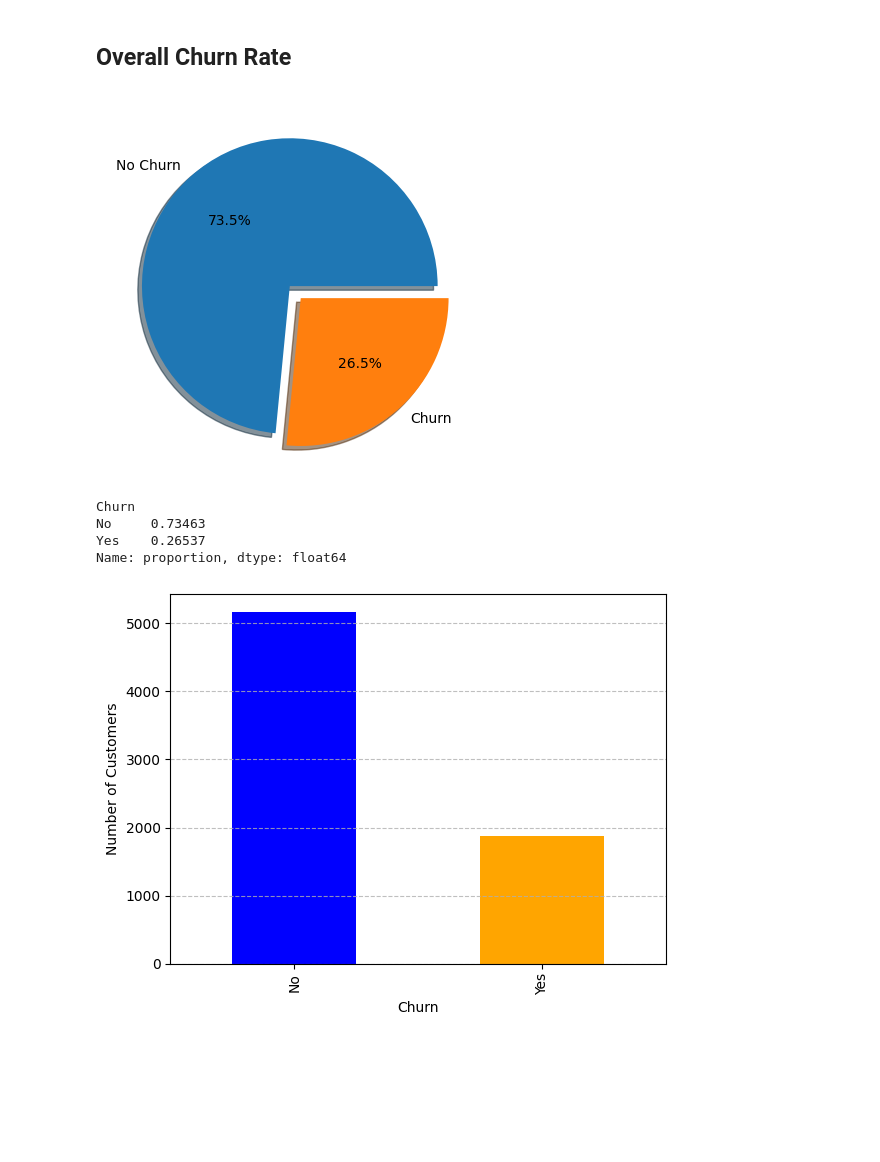
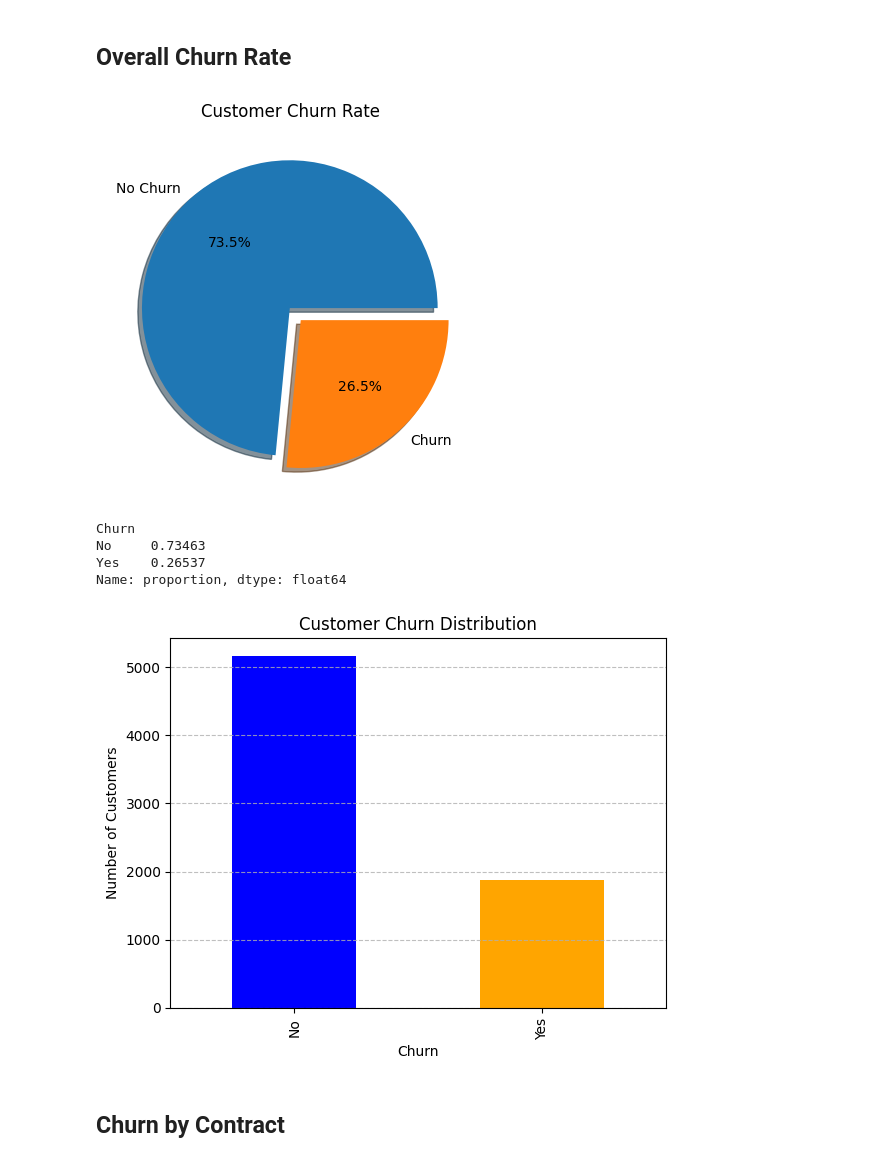
Before and after one commit to McPetane-Jr/FUTURE_DS_02, a Jupyter notebook: Telco_customer_churn.ipynb, the cells around one changed output. Cells and saved outputs as stored; diff of their text form; code cells hidden in the pictures; blank space fills up the shorter version.

```diff
--- a/Telco_customer_churn.ipynb
+++ b/Telco_customer_churn.ipynb
@@ -177,24 +181,27 @@ df['SeniorCitizen'] = df['SeniorCitizen'].map({0: 'No', 1: 'Yes'})
 # %%
 churn_rate = df['Churn'].value_counts(normalize=True)
 
 plt.pie(churn_rate*100,
         labels=['No Churn', 'Churn'],
         explode=(0.01,0.1), shadow=True,
         autopct='%1.1f%%') #autopct adds percentage labels to the pie chart
-
+plt.title("Customer Churn Rate")
 plt.show()
 print(churn_rate)
 
 
 df['Churn'].value_counts().plot(kind='bar', color=['blue', 'orange'])
 plt.grid(True, axis='y', linestyle='--', alpha=0.8, which='both', zorder=0)
+plt.title("Customer Churn Distribution")
 plt.xlabel("Churn")
 plt.ylabel("Number of Customers")
 plt.show()
 # %% [output]
-[figure, old version]
+[figure, new version]
 Churn
 No     0.73463
 Yes    0.26537
 Name: proportion, dtype: float64
-[figure, old version]
+[figure, new version]
+# %% [markdown]
+## Churn by Contract
```
Also changed, not shown: parts of 5 cells of this notebook.
